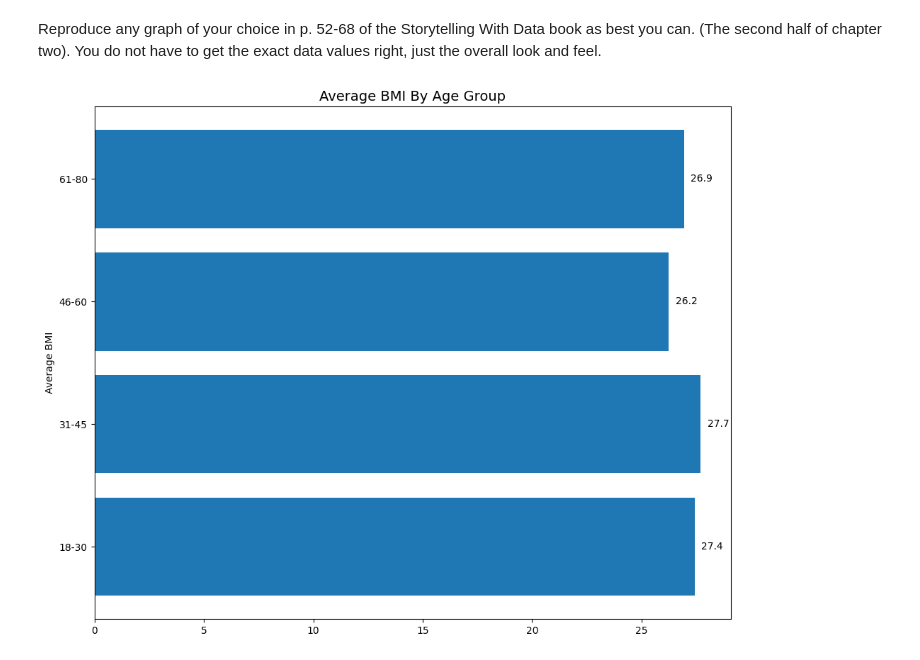
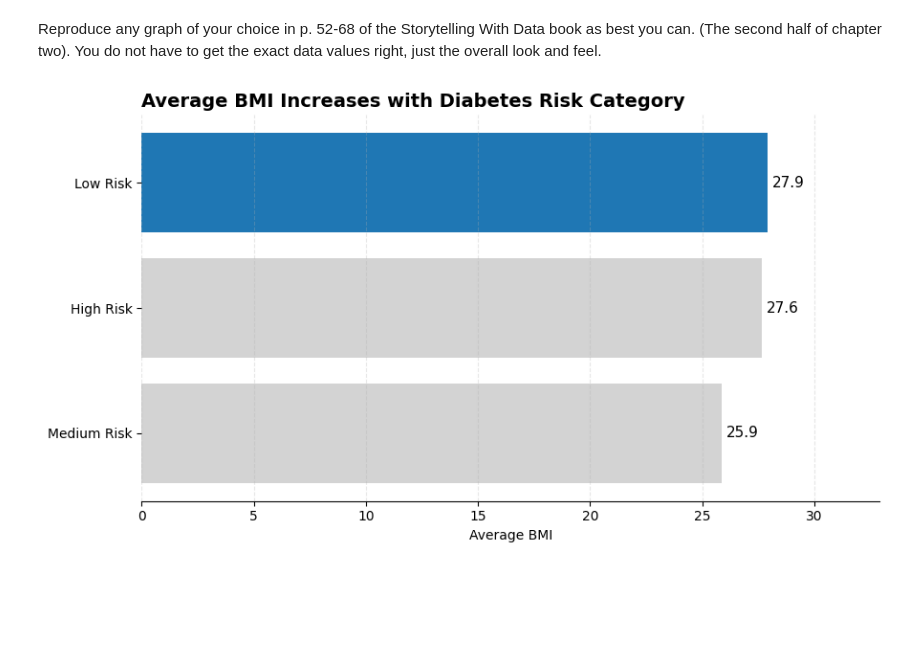
Before and after one commit to Ian123Ian595/Module-B-semester-2, a Jupyter notebook: Week4.ipynb, the cells around one changed output. Saved outputs shown, nothing was run; the diff lists cells and outputs as text; code cells hidden in the pictures; blank space fills up the shorter version.

```diff
--- a/Week4.ipynb
+++ b/Week4.ipynb
@@ -186,19 +246,46 @@ blood_pressure         130.83000
 # %% [markdown]
 Reproduce any graph of your choice in p. 52-68 of the Storytelling With Data book as best you can.  (The second half of chapter two).  You do not have to get the exact data values right, just the overall look and feel.
 # %%
-df["age_group"] = pd.cut(
-    df["age"],
-    bins=[18, 30, 45, 60, 80],
-    labels=["18-30", "31-45", "46-60", "61-80"])
-grouped = df.groupby("age_group")["bmi"].mean().reset_index()
-plt.figure(figsize=(10,8))
-plt.barh(grouped["age_group"], grouped["bmi"])
-plt.title("Average BMI By Age Group", fontsize=14)
-plt.ylabel("Average BMI")
-for i, value in enumerate(grouped["bmi"]):
-    plt.text(value + 0.3, i, round(value, 1), va="center")
+import pandas as pd
+import matplotlib.pyplot as plt
+
+df = pd.read_csv("diabetes_012_health_indicators_BRFSS2015.csv")
+
+df["risk_category"] = pd.cut(
+    df["diabetes_risk_score"],
+    bins=[0, 0.33, 0.66, 1.0],
+    labels=["Low Risk", "Medium Risk", "High Risk"],
+    include_lowest=True
+)
+
+# Average BMI by risk group
+plot_df = (
+    df.groupby("risk_category", observed=False)["bmi"]
+      .mean()
+      .sort_values()
+)
+
+colors = ["lightgray", "lightgray", "#1f77b4"]  # highlight one bar
+
+plt.figure(figsize=(9, 5))
+bars = plt.barh(plot_df.index, plot_df.values, color=colors)
+
+# Labels
+for i, v in enumerate(plot_df.values):
+    plt.text(v + 0.2, i, f"{v:.1f}", va="center", fontsize=11)
+
+plt.title("Average BMI Increases with Diabetes Risk Category", fontsize=14, weight="bold", loc="left")
+plt.xlabel("Average BMI")
+plt.ylabel("")
+plt.xlim(0, max(plot_df.values) + 5)
+
+plt.grid(axis="x", linestyle="--", alpha=0.3)
+plt.gca().spines["top"].set_visible(False)
+plt.gca().spines["right"].set_visible(False)
+plt.gca().spines["left"].set_visible(False)
+
 plt.tight_layout()
 plt.show()
 # %% [output]
-[figure, old version]
+[figure, new version]
 # %%
```
Also changed, not shown: parts of 8 cells of this notebook.
